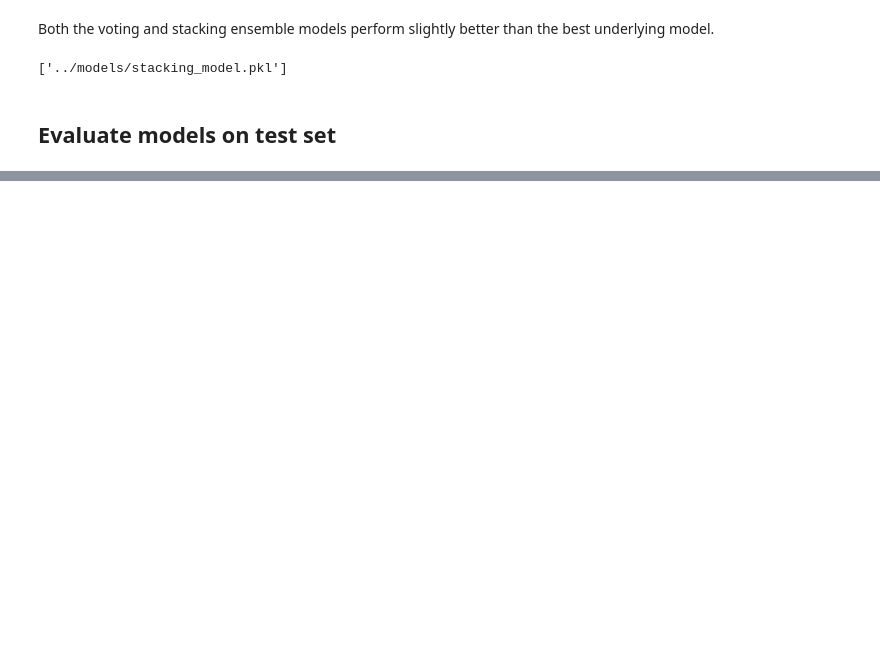
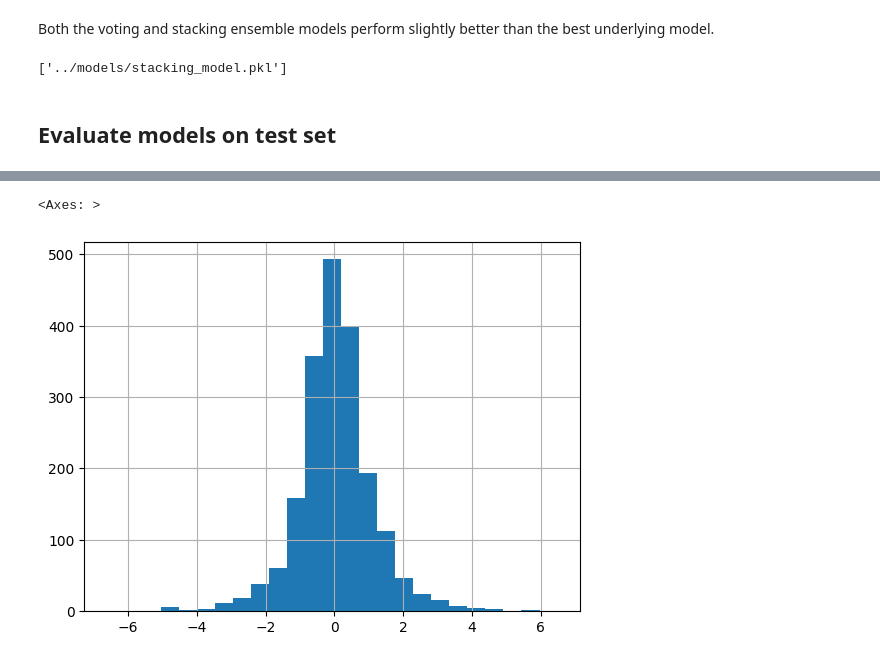
Before and after one commit to ManuelGehl/molecule_solubility, a Jupyter notebook: scripts/Model_building.ipynb, the cells around one changed output, grey strips where cells are left out. Drawn from its saved outputs; the diff is of its cells as text; code cells hidden in the pictures; blank space fills up the shorter version.

```diff
--- a/scripts/Model_building.ipynb
+++ b/scripts/Model_building.ipynb
@@ -436,0 +482,5 @@ plt.scatter(
+# %%
+error_analysis_df.loc[:, "residual"].hist(bins=25)
+# %% [output]
+<Axes: >
+[figure, added]
```
Also changed, not shown: parts of 15 cells of this notebook.
